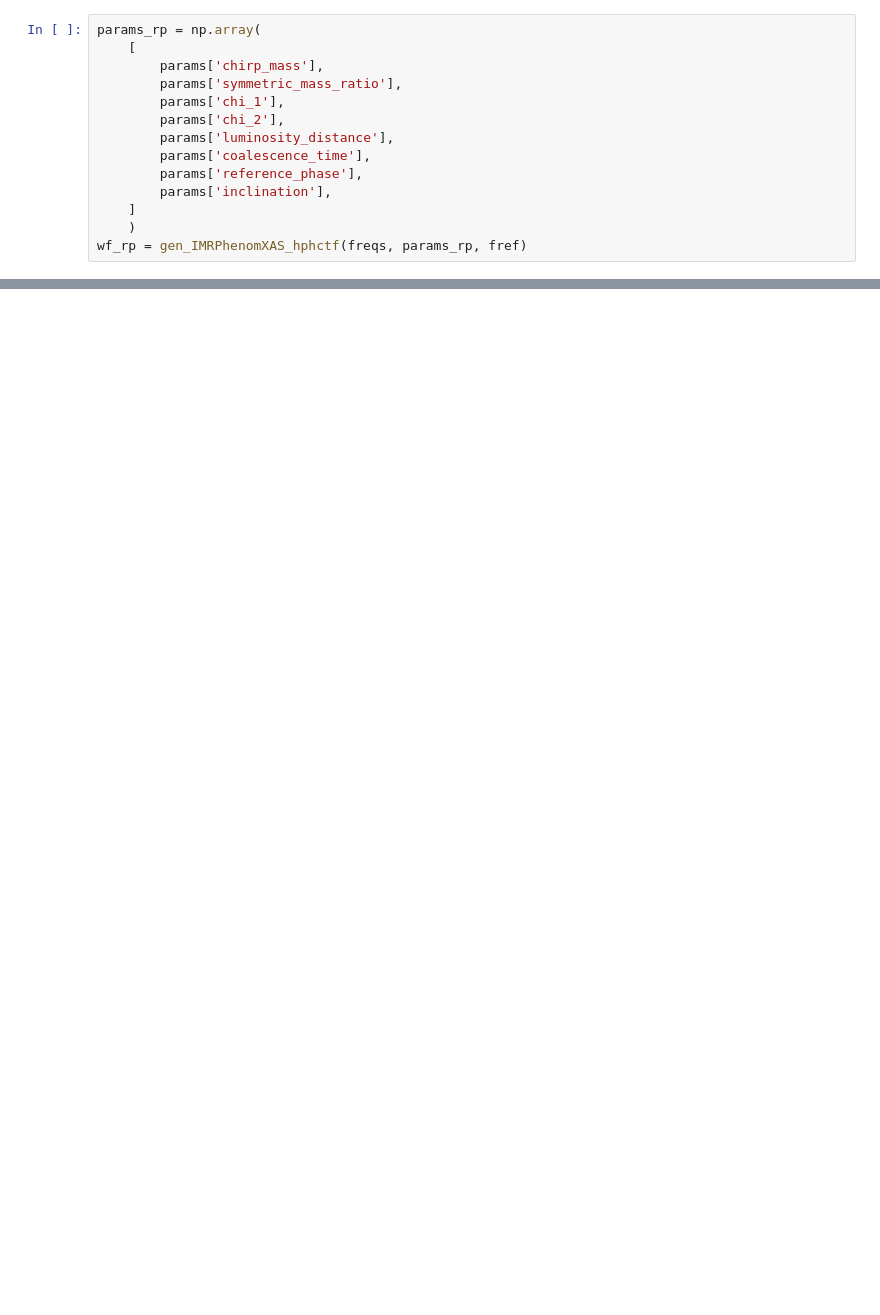
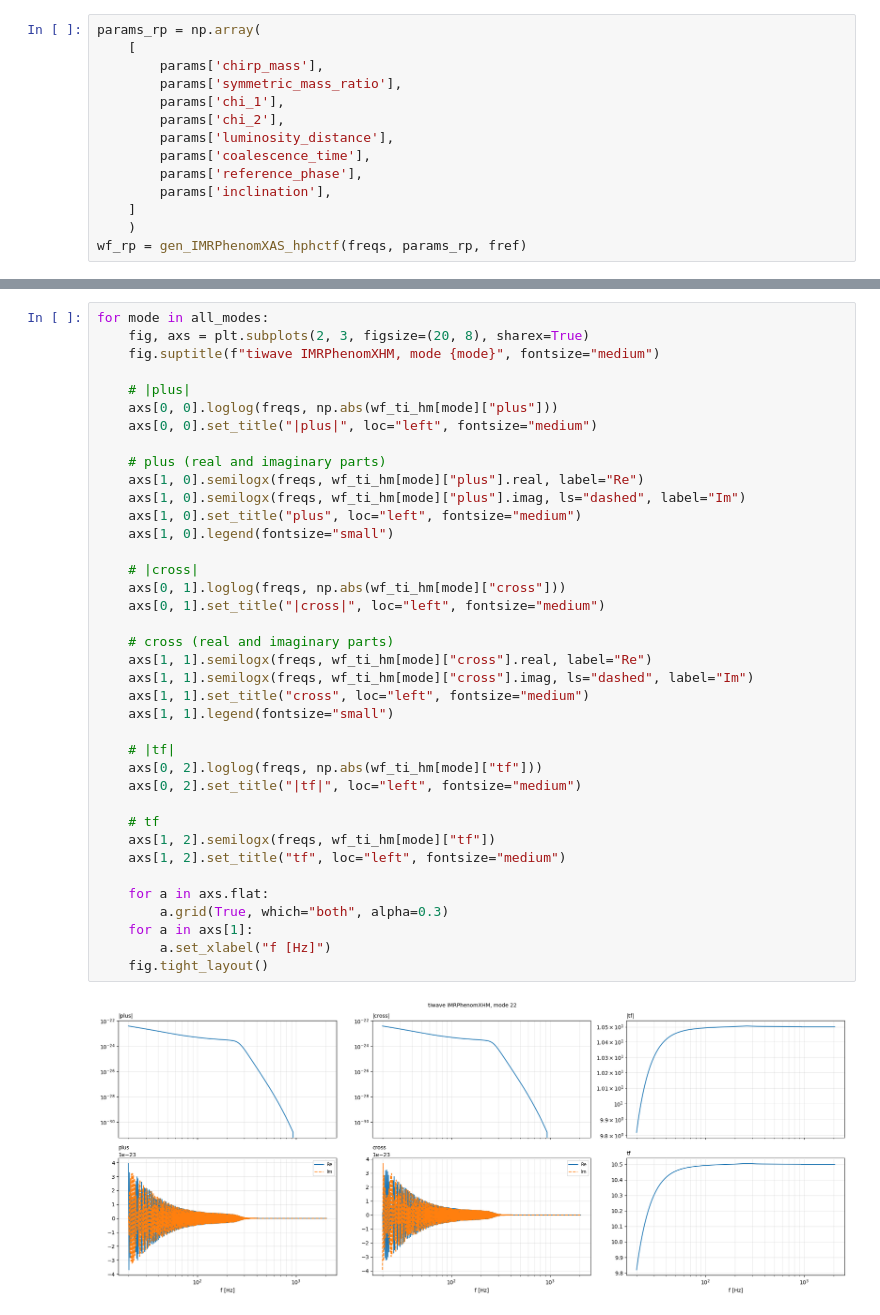
Before and after one commit to nnrui/pespace, a Jupyter notebook: examples/_checks/waveform_ripple.ipynb, the cells around one changed output, grey strips where cells are left out. Drawn from its saved outputs; the diff is of its cells as text; blank space fills up the shorter version.

```diff
--- a/examples/_checks/waveform_ripple.ipynb
+++ b/examples/_checks/waveform_ripple.ipynb
@@ -148,0 +172,40 @@ Mismatched elements: 4444 / 8113 (54.8%)
+# %%
+for mode in all_modes:
+    fig, axs = plt.subplots(2, 3, figsize=(20, 8), sharex=True)
+    fig.suptitle(f"tiwave IMRPhenomXHM, mode {mode}", fontsize="medium")
+
+    # |plus|
+    axs[0, 0].loglog(freqs, np.abs(wf_ti_hm[mode]["plus"]))
+    axs[0, 0].set_title("|plus|", loc="left", fontsize="medium")
+
+    # plus (real and imaginary parts)
+    axs[1, 0].semilogx(freqs, wf_ti_hm[mode]["plus"].real, label="Re")
+    axs[1, 0].semilogx(freqs, wf_ti_hm[mode]["plus"].imag, ls="dashed", label="Im")
+    axs[1, 0].set_title("plus", loc="left", fontsize="medium")
+    axs[1, 0].legend(fontsize="small")
+
+    # |cross|
+    axs[0, 1].loglog(freqs, np.abs(wf_ti_hm[mode]["cross"]))
+    axs[0, 1].set_title("|cross|", loc="left", fontsize="medium")
+
+    # cross (real and imaginary parts)
+    axs[1, 1].semilogx(freqs, wf_ti_hm[mode]["cross"].real, label="Re")
+    axs[1, 1].semilogx(freqs, wf_ti_hm[mode]["cross"].imag, ls="dashed", label="Im")
+    axs[1, 1].set_title("cross", loc="left", fontsize="medium")
+    axs[1, 1].legend(fontsize="small")
+
+    # |tf|
+    axs[0, 2].loglog(freqs, np.abs(wf_ti_hm[mode]["tf"]))
+    axs[0, 2].set_title("|tf|", loc="left", fontsize="medium")
+
+    # tf
+    axs[1, 2].semilogx(freqs, wf_ti_hm[mode]["tf"])
+    axs[1, 2].set_title("tf", loc="left", fontsize="medium")
+
+    for a in axs.flat:
+        a.grid(True, which="both", alpha=0.3)
+    for a in axs[1]:
+        a.set_xlabel("f [Hz]")
+    fig.tight_layout()
+# %% [output]
+[figure, added]
```
Also changed, not shown: parts of 12 cells of this notebook.
